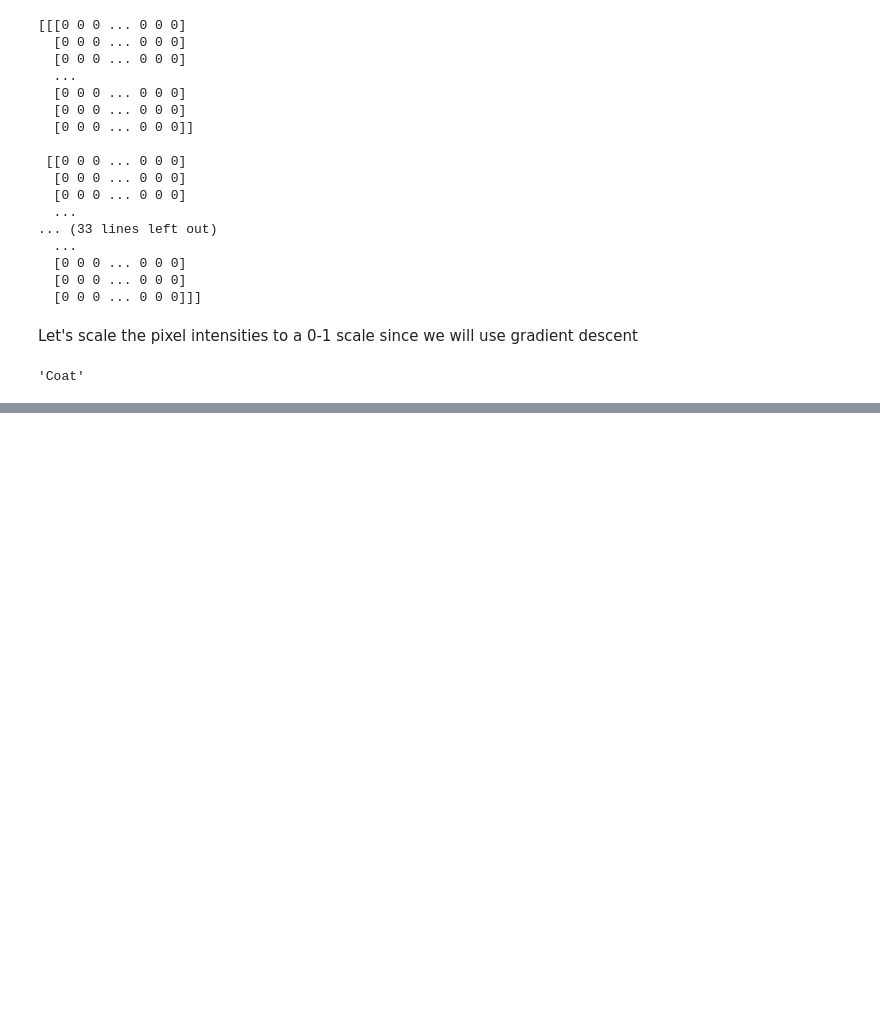
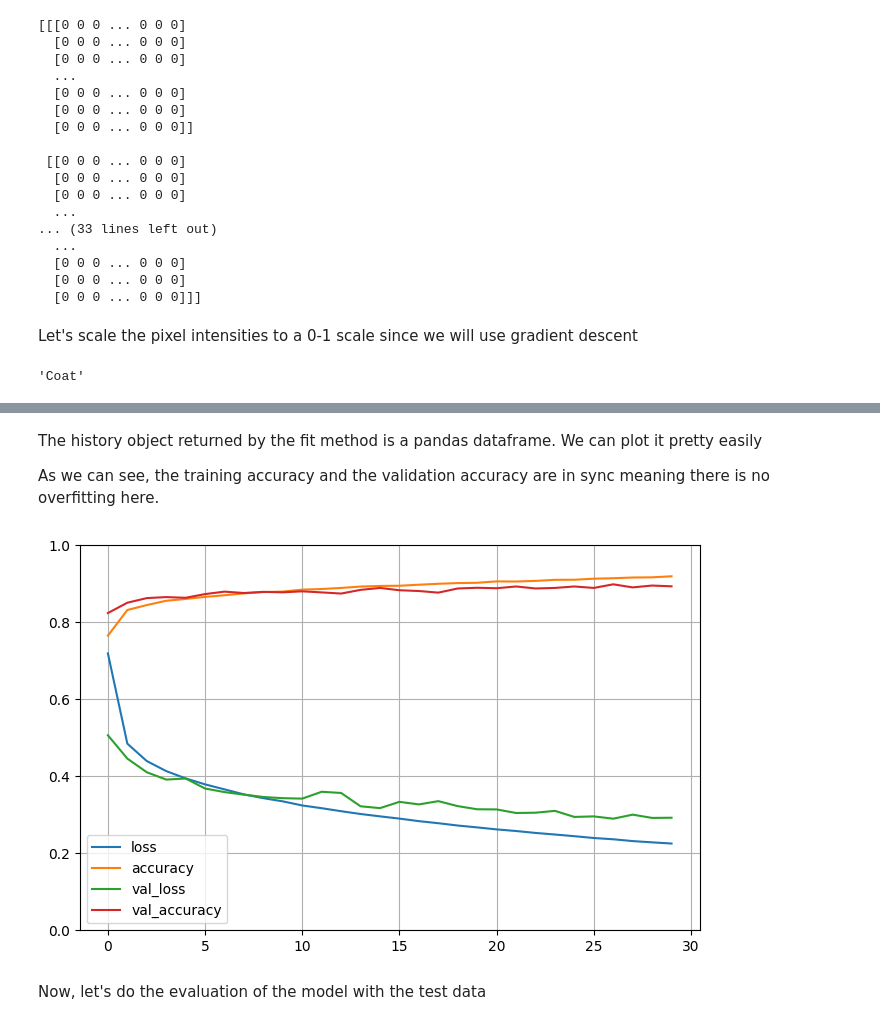
Before and after one commit to cosraj/learning_keras_with_tensorflow, a Jupyter notebook: mnist_pynb.ipynb, the cells around one changed output, grey strips where cells are left out. Saved outputs shown, nothing was run; the diff lists cells and outputs as text; code cells hidden in the pictures; blank space fills up the shorter version.

```diff
--- a/mnist_pynb.ipynb
+++ b/mnist_pynb.ipynb
@@ -61,7 +52,7 @@ print ( X_train_full )
 # %% [markdown]
 Let's scale the pixel intensities to a 0-1 scale since we will use gradient descent
 # %%
-X_valid, X_train = X_train_full[:5000]/255.0, X_train_full[5000:]
+X_valid, X_train = X_train_full[:5000]/255.0, X_train_full[5000:]/255.0
 y_valid, y_train = y_train_full[:5000], y_train_full[5000:]
 X_test = X_test/255.0
 # %%
@@ -115,0 +138,3 @@ Summary() method shows parameters as well. Parameters are the weights between tw
+# %%
+model.compile(loss="sparse_categorical_crossentropy", optimizer="sgd", metrics=["accuracy"])
+history = model.fit(X_train, y_train, epochs=30, validation_data=(X_valid, y_valid))
@@ -115,0 +159,16 @@ Summary() method shows parameters as well. Parameters are the weights between tw
+# %% [markdown]
+The history object returned by the fit method is a pandas dataframe. We can plot it pretty easily
+
+As we can see, the training accuracy and the validation accuracy are in sync meaning there is no overfitting here.
+# %%
+import pandas as pd
+import matplotlib.pyplot as plt
+
+pd.DataFrame(history.history).plot(figsize=(8,5))
+plt.grid(True)
+plt.gca().set_ylim(0,1) # set the vertical range to [0-1]
+plt.show()
+# %% [output]
+[figure, added]
+# %% [markdown]
+Now, let's do the evaluation of the model with the test data
```
Also changed, not shown: parts of 12 cells of this notebook.
